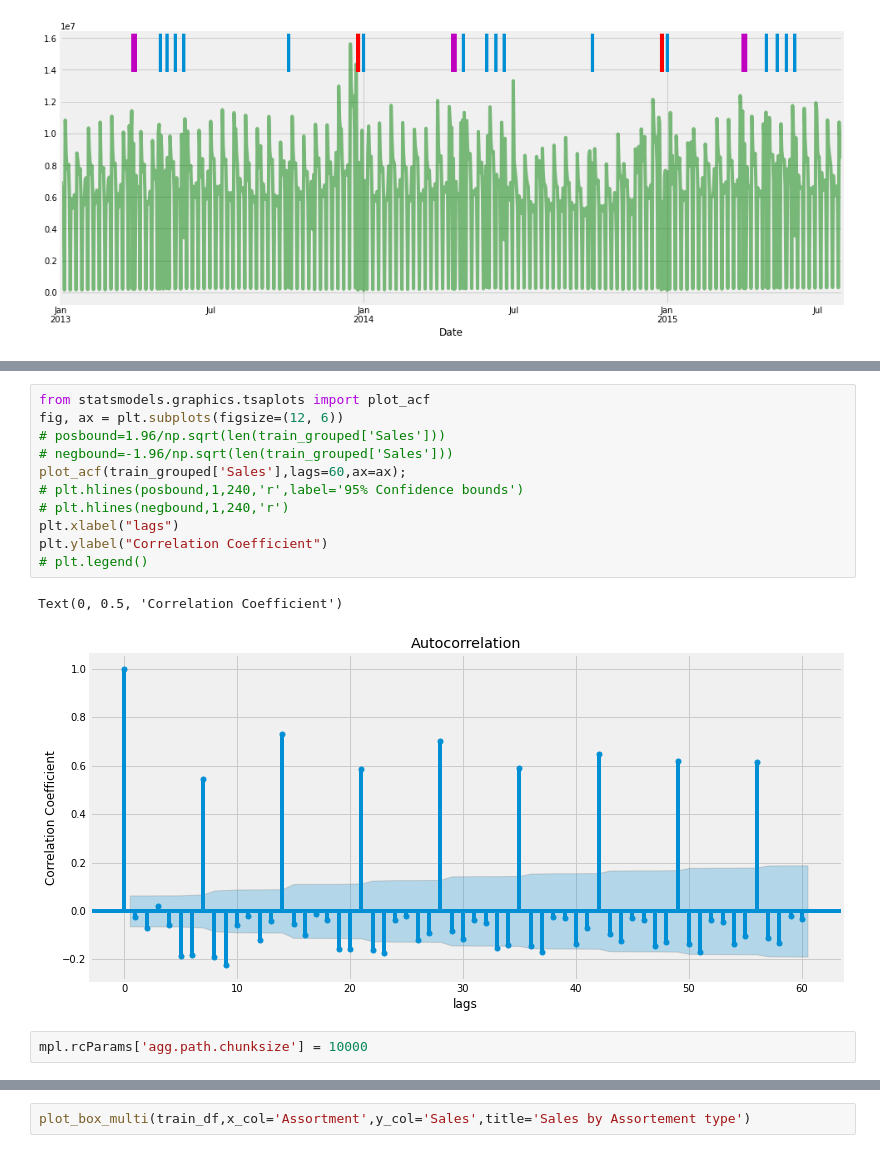
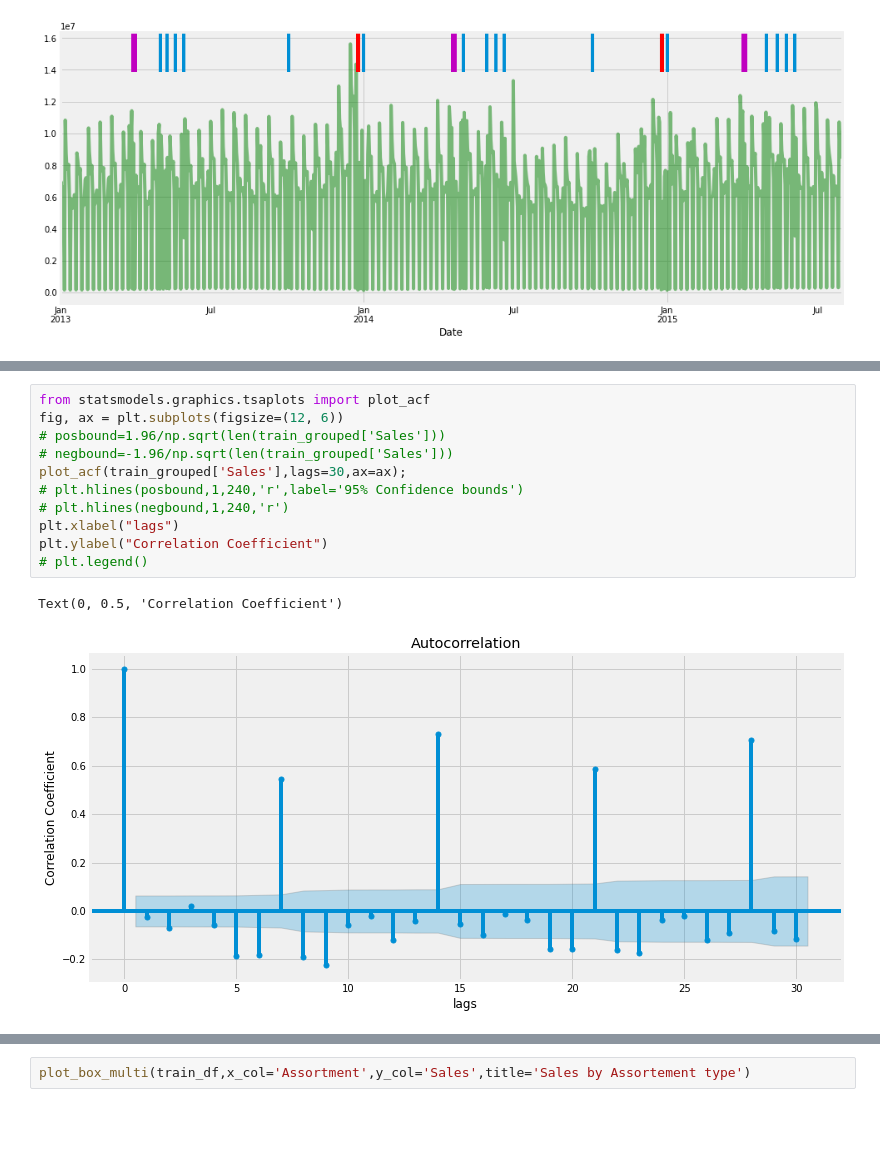
Before and after one commit to fbagire/pharmaceutical_sales_forecast, a Jupyter notebook: notebook/EDA.ipynb, the cells around one changed output, grey strips where cells are left out. Drawn from its saved outputs; the diff is of its cells as text; blank space fills up the shorter version.

```diff
--- a/notebook/EDA.ipynb
+++ b/notebook/EDA.ipynb
@@ -348,16 +338,14 @@ monthly.plot(figsize=(15,6),logy=True)
 # %%
 from statsmodels.graphics.tsaplots import plot_acf
 fig, ax = plt.subplots(figsize=(12, 6))
 # posbound=1.96/np.sqrt(len(train_grouped['Sales']))
 # negbound=-1.96/np.sqrt(len(train_grouped['Sales']))
-plot_acf(train_grouped['Sales'],lags=60,ax=ax);
+plot_acf(train_grouped['Sales'],lags=30,ax=ax);
 # plt.hlines(posbound,1,240,'r',label='95% Confidence bounds')
 # plt.hlines(negbound,1,240,'r')
 plt.xlabel("lags")
 plt.ylabel("Correlation Coefficient")
 # plt.legend()
 # %% [output]
 Text(0, 0.5, 'Correlation Coefficient')
-[figure, old version]
+[figure, new version]
-# %%
-mpl.rcParams['agg.path.chunksize'] = 10000
```
Also changed, not shown: parts of 27 cells of this notebook.
